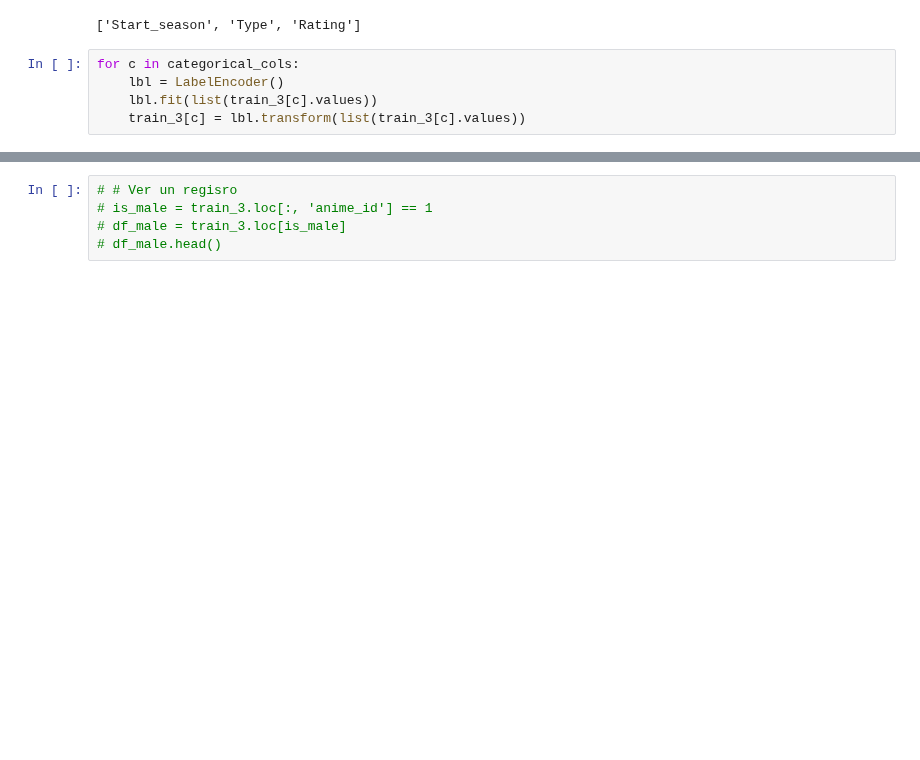
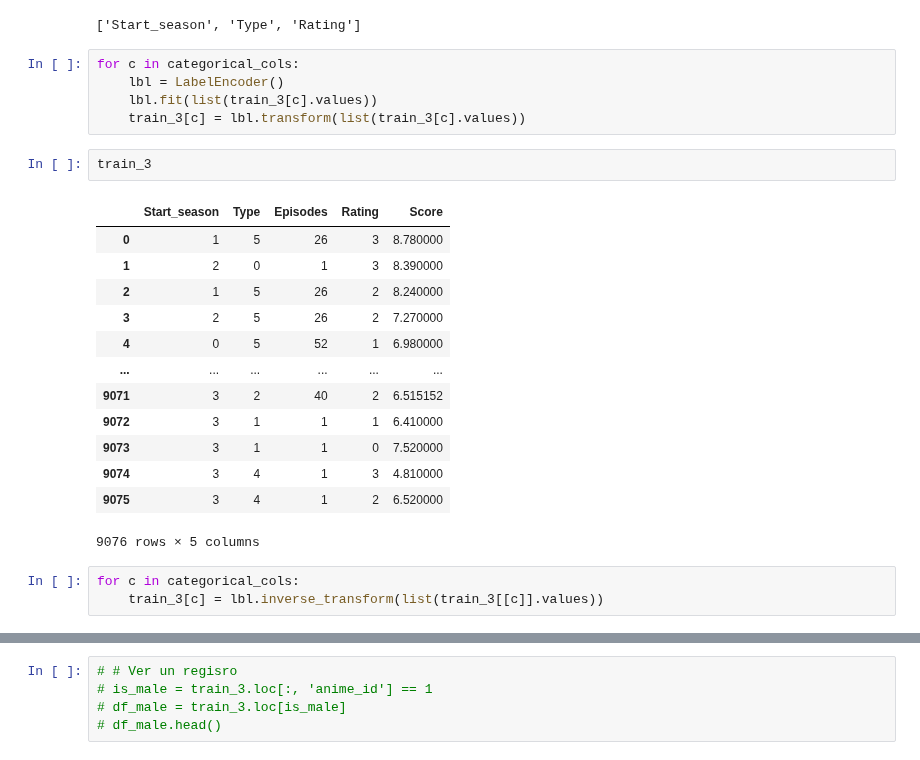
Before and after one commit to Cgarciaz/Machine_Learning, a Jupyter notebook: src/notebooks/modelos_ML.ipynb, the cells around one changed output, grey strips where cells are left out. Saved outputs shown, nothing was run; the diff lists cells and outputs as text; blank space fills up the shorter version.

```diff
--- a/src/notebooks/modelos_ML.ipynb
+++ b/src/notebooks/modelos_ML.ipynb
@@ -179,3 +187,22 @@ for c in categorical_cols:
     lbl = LabelEncoder()
     lbl.fit(list(train_3[c].values))
     train_3[c] = lbl.transform(list(train_3[c].values))
+# %%
+train_3
+# %% [output]
+|  | Start_season | Type | Episodes | Rating | Score |
+| 0 | 1 | 5 | 26 | 3 | 8.780000 |
+| 1 | 2 | 0 | 1 | 3 | 8.390000 |
+| 2 | 1 | 5 | 26 | 2 | 8.240000 |
+| 3 | 2 | 5 | 26 | 2 | 7.270000 |
+| 4 | 0 | 5 | 52 | 1 | 6.980000 |
+| ... | ... | ... | ... | ... | ... |
+| 9071 | 3 | 2 | 40 | 2 | 6.515152 |
+| 9072 | 3 | 1 | 1 | 1 | 6.410000 |
+| 9073 | 3 | 1 | 1 | 0 | 7.520000 |
+| 9074 | 3 | 4 | 1 | 3 | 4.810000 |
+| 9075 | 3 | 4 | 1 | 2 | 6.520000 |
+9076 rows × 5 columns
+# %%
+for c in categorical_cols:
+    train_3[c] = lbl.inverse_transform(list(train_3[[c]].values))
```
Also changed, not shown: parts of 4 cells of this notebook.
